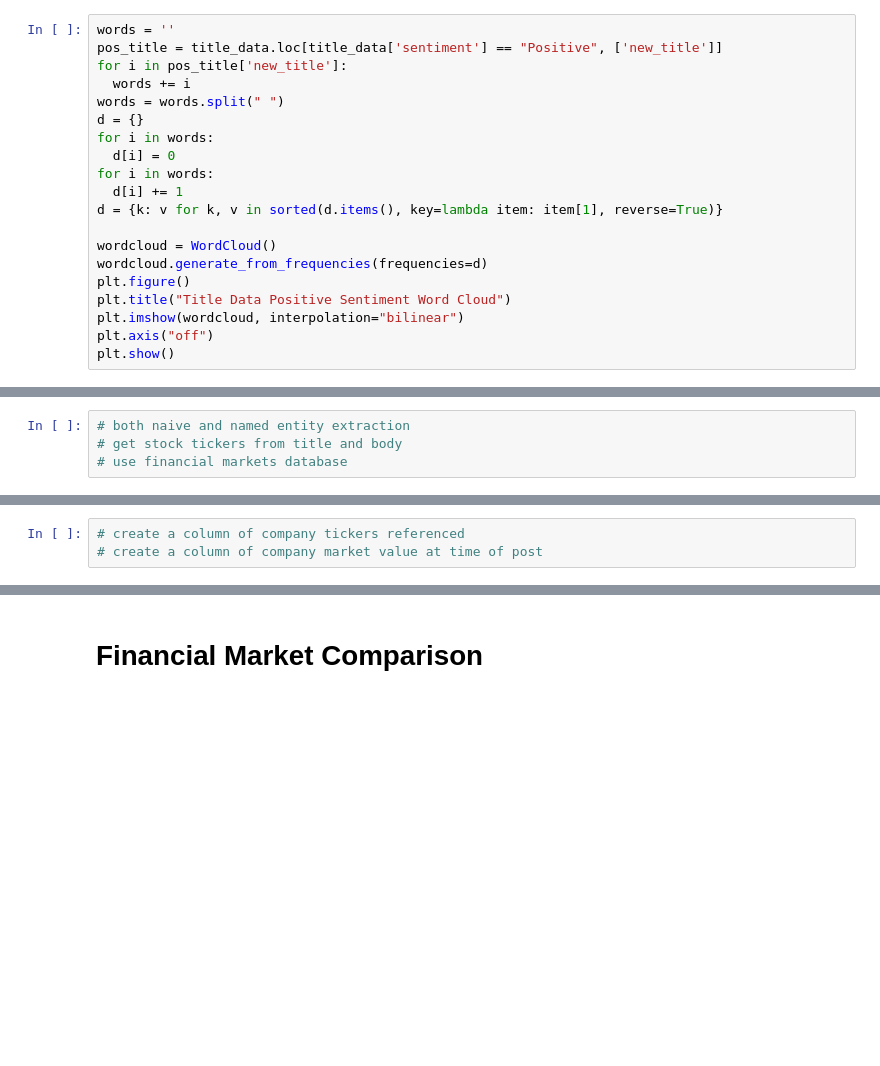
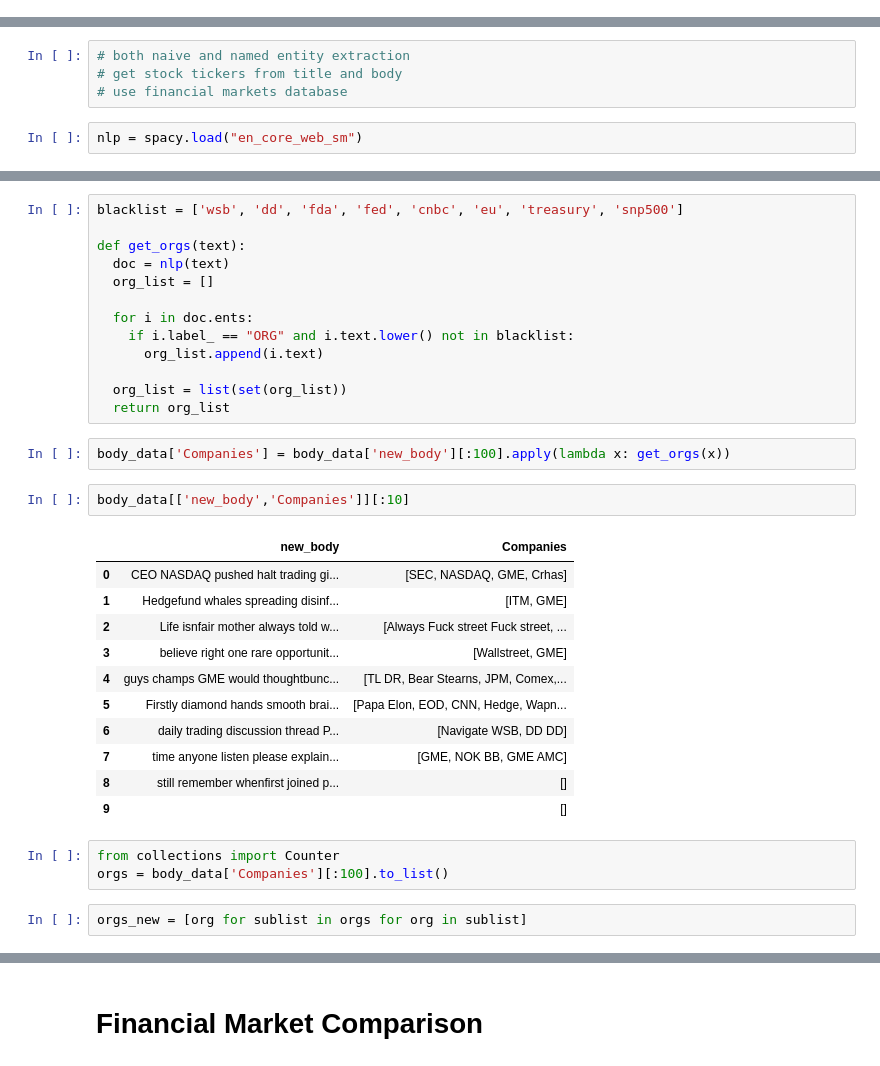
Before and after one commit to SebastianDixon/WSB_Quant, a Jupyter notebook: Reddit_WSB_Posts_Sentiment_Analysis.ipynb, the cells around one changed output, grey strips where cells are left out. Drawn from its saved outputs; the diff is of its cells as text; blank space fills up the shorter version.

Commit message:
time series analysis

```diff
--- a/Reddit_WSB_Posts_Sentiment_Analysis.ipynb
+++ b/Reddit_WSB_Posts_Sentiment_Analysis.ipynb
@@ -161,23 +147,3 @@ plt.show()
 # the majority of these posts come out as neutral as the result of the financial sentiment being unaware of the specific vocabulary to WSB
 # the results might be better if using a custom semantic vocabulary in addition
 # the sentiment is the same after removing the stop words! success! more efficient!
-# %%
-words = ''
-pos_title = title_data.loc[title_data['sentiment'] == "Positive", ['new_title']]
-for i in pos_title['new_title']:
-  words += i
-words = words.split(" ")
-d = {}
-for i in words:
-  d[i] = 0
-for i in words:
-  d[i] += 1
-d = {k: v for k, v in sorted(d.items(), key=lambda item: item[1], reverse=True)}
-
-wordcloud = WordCloud()
-wordcloud.generate_from_frequencies(frequencies=d)
-plt.figure()
-plt.title("Title Data Positive Sentiment Word Cloud")
-plt.imshow(wordcloud, interpolation="bilinear")
-plt.axis("off")
-plt.show()
@@ -237,6 +201,8 @@ There is noticable difference in the words used in titles and body of positively
 # both naive and named entity extraction
 # get stock tickers from title and body
 # use financial markets database
+# %%
+nlp = spacy.load("en_core_web_sm")
 # %%
 title_data.head()
 # %% [output]
@@ -258,3 +224,34 @@ body_data.head()
-# %%
-# create a column of company tickers referenced
-# create a column of company market value at time of post
+# %%
+blacklist = ['wsb', 'dd', 'fda', 'fed', 'cnbc', 'eu', 'treasury', 'snp500']
+
+def get_orgs(text):
+  doc = nlp(text)
+  org_list = []
+
+  for i in doc.ents:
+    if i.label_ == "ORG" and i.text.lower() not in blacklist:
+      org_list.append(i.text)
+
+  org_list = list(set(org_list))
+  return org_list
+# %%
+body_data['Companies'] = body_data['new_body'][:100].apply(lambda x: get_orgs(x))
+# %%
+body_data[['new_body','Companies']][:10]
+# %% [output]
+|  | new_body | Companies |
+| 0 | CEO NASDAQ pushed halt trading gi... | [SEC, NASDAQ, GME, Crhas] |
+| 1 | Hedgefund whales spreading disinf... | [ITM, GME] |
+| 2 | Life isnfair mother always told w... | [Always Fuck street Fuck street, ... |
+| 3 | believe right one rare opportunit... | [Wallstreet, GME] |
+| 4 | guys champs GME would thoughtbunc... | [TL DR, Bear Stearns, JPM, Comex,... |
+| 5 | Firstly diamond hands smooth brai... | [Papa Elon, EOD, CNN, Hedge, Wapn... |
+| 6 | daily trading discussion thread P... | [Navigate WSB, DD DD] |
+| 7 | time anyone listen please explain... | [GME, NOK BB, GME AMC] |
+| 8 | still remember whenfirst joined p... | [] |
+| 9 |  | [] |
+# %%
+from collections import Counter
+orgs = body_data['Companies'][:100].to_list()
+# %%
+orgs_new = [org for sublist in orgs for org in sublist]
```
Also changed, not shown: parts of 18 cells of this notebook.
